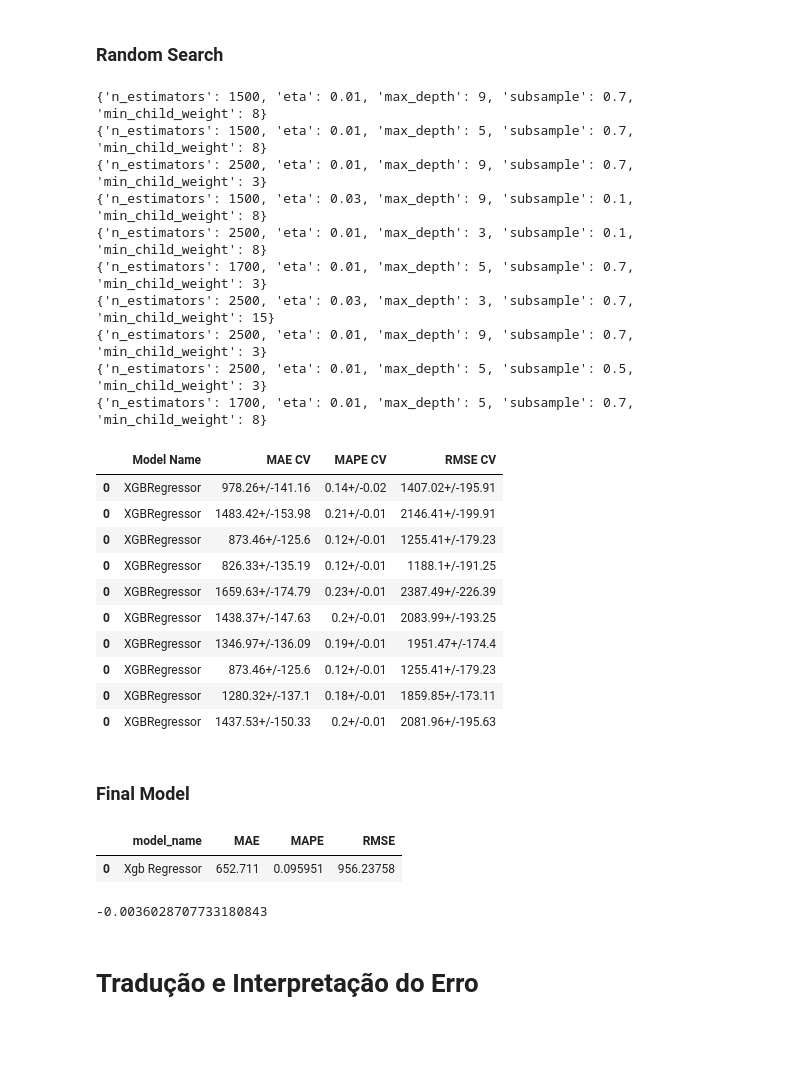
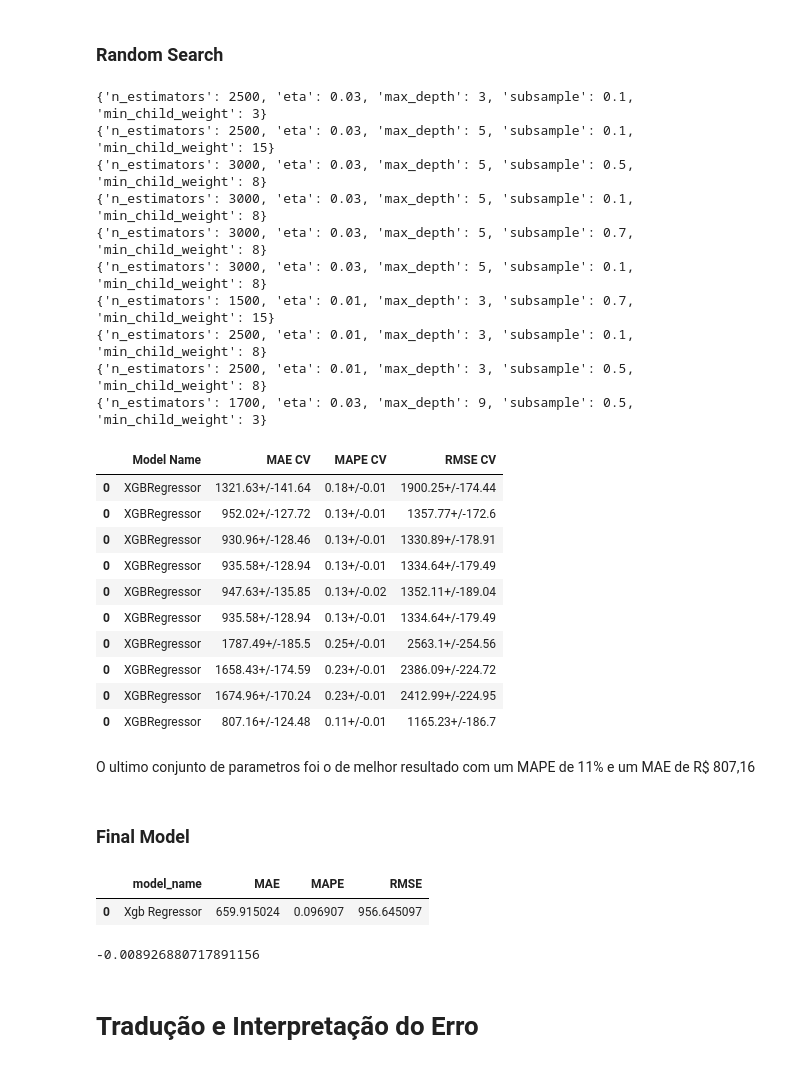
Before and after one commit to bruno154/the_rossman_projects, a Jupyter notebook: notebooks/dataDescription_HypothesisMap_FeatureEngineering.ipynb, the cells around one changed output. Drawn from its saved outputs; the diff is of its cells as text; code cells hidden in the pictures; blank space fills up the shorter version.

```diff
--- a/notebooks/dataDescription_HypothesisMap_FeatureEngineering.ipynb
+++ b/notebooks/dataDescription_HypothesisMap_FeatureEngineering.ipynb
@@ -658,0 +636,15 @@ sns.heatmap(aux1.corr(method='pearson'), annot=True)
+# %%
+plt.figure(figsize=(20,7))
+plt.subplot( 1, 3, 1 )
+aux1 = df4[['competition_time_month', 'sales']].groupby( 'competition_time_month' ).sum().reset_index()
+aux2 = aux1[( aux1['competition_time_month'] < 120 ) & ( aux1['competition_time_month'] != 0 )]
+sns.barplot( x='competition_time_month', y='sales', data=aux2 );
+plt.xticks( rotation=90 );
+
+plt.subplot( 1, 3, 2 )
+sns.regplot( x='competition_time_month', y='sales', data=aux2 );
+
+plt.subplot( 1, 3, 3 )
+x = sns.heatmap( aux1.corr( method='pearson'), annot=True );
+bottom, top = x.get_ylim()
+x.set_ylim( bottom+0.5, top-0.5);
@@ -1235,7 +1226,5 @@ cols_selected_boruta = ['store',
  'day_sin',
  'day_cos',
  'month_cos',
- 'month_sin',
- 'week_of_year_sin',
  'week_of_year_cos']
 # %% [markdown]
@@ -1396,65 +1385,67 @@ for i in range(MAX_EVAL):
     final_result = pd.concat([final_result, result])
 final_result
 # %% [output]
-{'n_estimators': 1500, 'eta': 0.01, 'max_depth': 9, 'subsample': 0.7, 'min_child_weight': 8}
-{'n_estimators': 1500, 'eta': 0.01, 'max_depth': 5, 'subsample': 0.7, 'min_child_weight': 8}
-{'n_estimators': 2500, 'eta': 0.01, 'max_depth': 9, 'subsample': 0.7, 'min_child_weight': 3}
-{'n_estimators': 1500, 'eta': 0.03, 'max_depth': 9, 'subsample': 0.1, 'min_child_weight': 8}
+{'n_estimators': 2500, 'eta': 0.03, 'max_depth': 3, 'subsample': 0.1, 'min_child_weight': 3}
+{'n_estimators': 2500, 'eta': 0.03, 'max_depth': 5, 'subsample': 0.1, 'min_child_weight': 15}
+{'n_estimators': 3000, 'eta': 0.03, 'max_depth': 5, 'subsample': 0.5, 'min_child_weight': 8}
+{'n_estimators': 3000, 'eta': 0.03, 'max_depth': 5, 'subsample': 0.1, 'min_child_weight': 8}
+{'n_estimators': 3000, 'eta': 0.03, 'max_depth': 5, 'subsample': 0.7, 'min_child_weight': 8}
+{'n_estimators': 3000, 'eta': 0.03, 'max_depth': 5, 'subsample': 0.1, 'min_child_weight': 8}
+{'n_estimators': 1500, 'eta': 0.01, 'max_depth': 3, 'subsample': 0.7, 'min_child_weight': 15}
 {'n_estimators': 2500, 'eta': 0.01, 'max_depth': 3, 'subsample': 0.1, 'min_child_weight': 8}
-{'n_estimators': 1700, 'eta': 0.01, 'max_depth': 5, 'subsample': 0.7, 'min_child_weight': 3}
-{'n_estimators': 2500, 'eta': 0.03, 'max_depth': 3, 'subsample': 0.7, 'min_child_weight': 15}
-{'n_estimators': 2500, 'eta': 0.01, 'max_depth': 9, 'subsample': 0.7, 'min_child_weight': 3}
-{'n_estimators': 2500, 'eta': 0.01, 'max_depth': 5, 'subsample': 0.5, 'min_child_weight': 3}
-{'n_estimators': 1700, 'eta': 0.01, 'max_depth': 5, 'subsample': 0.7, 'min_child_weight': 8}
+{'n_estimators': 2500, 'eta': 0.01, 'max_depth': 3, 'subsample': 0.5, 'min_child_weight': 8}
+{'n_estimators': 1700, 'eta': 0.03, 'max_depth': 9, 'subsample': 0.5, 'min_child_weight': 3}
 |  | Model Name | MAE CV | MAPE CV | RMSE CV |
-| 0 | XGBRegressor | 978.26+/-141.16 | 0.14+/-0.02 | 1407.02+/-195.91 |
-| 0 | XGBRegressor | 1483.42+/-153.98 | 0.21+/-0.01 | 2146.41+/-199.91 |
-| 0 | XGBRegressor | 873.46+/-125.6 | 0.12+/-0.01 | 1255.41+/-179.23 |
-| 0 | XGBRegressor | 826.33+/-135.19 | 0.12+/-0.01 | 1188.1+/-191.25 |
-| 0 | XGBRegressor | 1659.63+/-174.79 | 0.23+/-0.01 | 2387.49+/-226.39 |
-| 0 | XGBRegressor | 1438.37+/-147.63 | 0.2+/-0.01 | 2083.99+/-193.25 |
-| 0 | XGBRegressor | 1346.97+/-136.09 | 0.19+/-0.01 | 1951.47+/-174.4 |
-| 0 | XGBRegressor | 873.46+/-125.6 | 0.12+/-0.01 | 1255.41+/-179.23 |
-| 0 | XGBRegressor | 1280.32+/-137.1 | 0.18+/-0.01 | 1859.85+/-173.11 |
-| 0 | XGBRegressor | 1437.53+/-150.33 | 0.2+/-0.01 | 2081.96+/-195.63 |
+| 0 | XGBRegressor | 1321.63+/-141.64 | 0.18+/-0.01 | 1900.25+/-174.44 |
+| 0 | XGBRegressor | 952.02+/-127.72 | 0.13+/-0.01 | 1357.77+/-172.6 |
+| 0 | XGBRegressor | 930.96+/-128.46 | 0.13+/-0.01 | 1330.89+/-178.91 |
+| 0 | XGBRegressor | 935.58+/-128.94 | 0.13+/-0.01 | 1334.64+/-179.49 |
+| 0 | XGBRegressor | 947.63+/-135.85 | 0.13+/-0.02 | 1352.11+/-189.04 |
+| 0 | XGBRegressor | 935.58+/-128.94 | 0.13+/-0.01 | 1334.64+/-179.49 |
+| 0 | XGBRegressor | 1787.49+/-185.5 | 0.25+/-0.01 | 2563.1+/-254.56 |
+| 0 | XGBRegressor | 1658.43+/-174.59 | 0.23+/-0.01 | 2386.09+/-224.72 |
+| 0 | XGBRegressor | 1674.96+/-170.24 | 0.23+/-0.01 | 2412.99+/-224.95 |
+| 0 | XGBRegressor | 807.16+/-124.48 | 0.11+/-0.01 | 1165.23+/-186.7 |
+# %% [markdown]
+O ultimo conjunto de parametros foi o de melhor resultado com um MAPE de 11% e um MAE de R$ 807,16
 # %% [markdown]
 ### Final Model
 # %%
 param_tunned = {
-    'n_estimators':1500,
+    'n_estimators':1700,
     'eta':0.03 ,
     'max_depth':9 ,
-    'subsample':0.1 ,
-    'min_child_weight':8
+    'subsample':0.5,
+    'min_child_weight':3
 }
 
 #model
 model_xgb_tunned = xgb.XGBRegressor(objective = 'reg:squarederror',
                                    eta=param_tunned['eta'],
                                    max_depth=param_tunned['max_depth'],
                                    subsample=param_tunned['subsample'],
                                    n_estimators=param_tunned['n_estimators'],
                                    min_child_weight=param_tunned['min_child_weight'],
                                    n_jobs=-1,
                                    random_state=42).fit(X_train, ytrain)
 
 
 # prediction
 yhat_xgb_tuned = model_xgb_tunned.predict(X_test)
 
 
 #performance
 xgb_tunned_result = ml_error('Xgb Regressor', np.expm1(ytest), np.expm1(yhat_xgb_tuned))
 xgb_tunned_result
 # %% [output]
 |  | model_name | MAE | MAPE | RMSE |
-| 0 | Xgb Regressor | 652.711 | 0.095951 | 956.23758 |
+| 0 | Xgb Regressor | 659.915024 | 0.096907 | 956.645097 |
 # %%
 # Calculating MPE
 mpe = mean_percentage_error(np.expm1(ytest), np.expm1(yhat_xgb_tuned))
 mpe
 # %% [output]
--0.0036028707733180843
+-0.008926880717891156
 # %%
 # Saving the model
 pickle.dump(model_xgb_tunned, open('../models/model_rossman.pkl','wb'))
```
Also changed, not shown: parts of 64 cells of this notebook, 31 other files.
